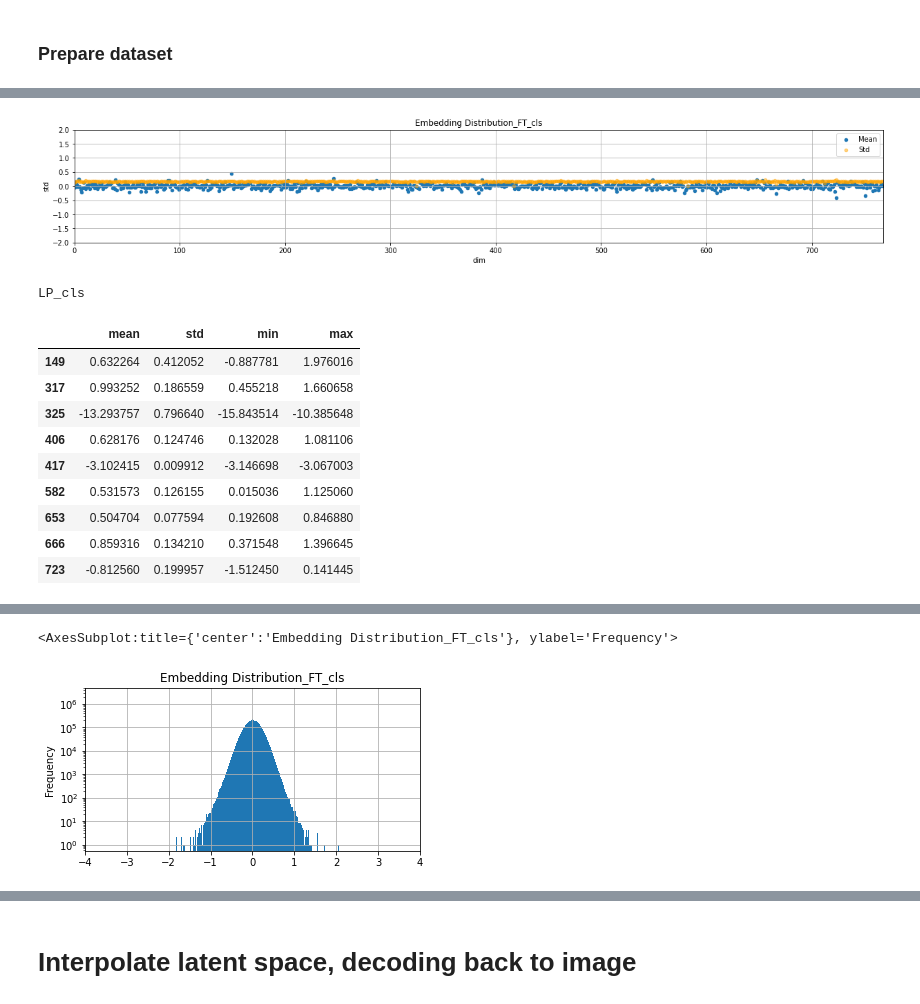
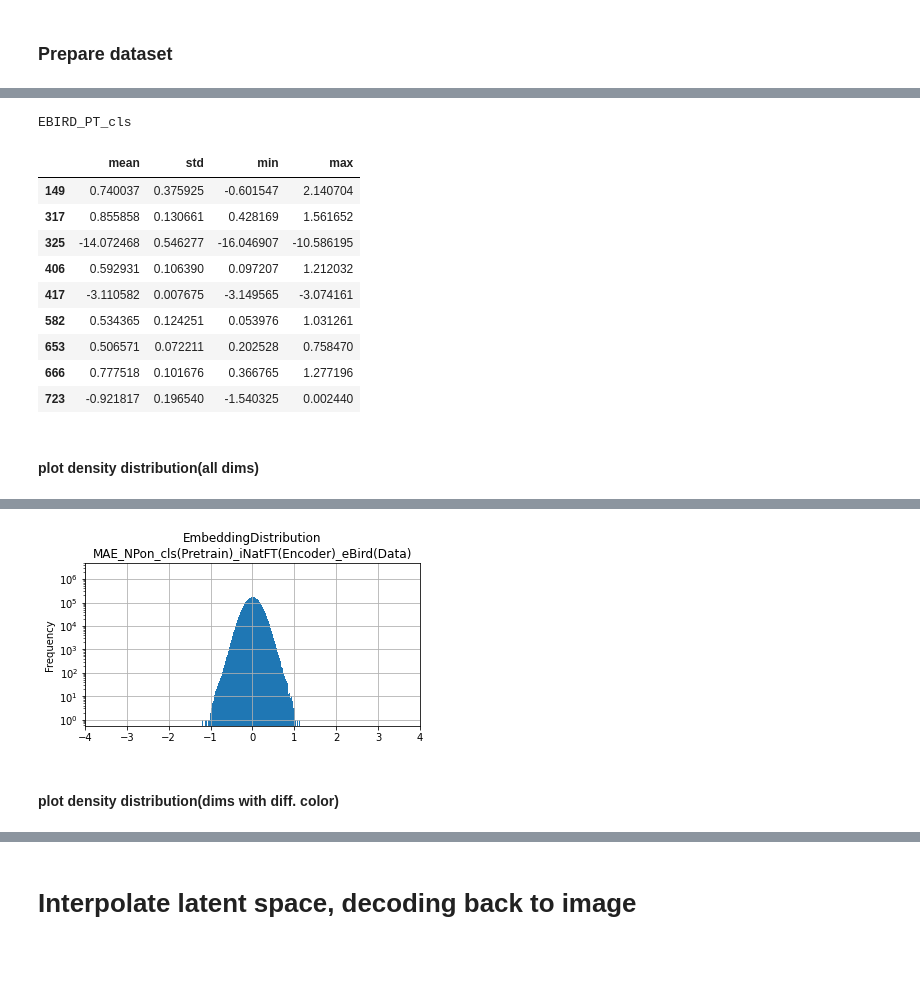
Before and after one commit to YunghuiHsu/ebird_project, a Jupyter notebook: mae/visual_mae.ipynb, the cells around one changed output, grey strips where cells are left out. Cells and saved outputs as stored; diff of their text form; code cells hidden in the pictures; blank space fills up the shorter version.

```diff
--- a/mae/visual_mae.ipynb
+++ b/mae/visual_mae.ipynb
@@ -130,14 +166,13 @@ for i, (images, *_) in enumerate(data_loader):
 # %%
-encoder_version ='LP'
-path_embeddings = Path('embedding')
-path_embeddings.mkdir(exist_ok=True, parents=True)
 
-file_ = f'embeddings_iNatureVal_{encoder_version}.npz'
-# np.savez_compressed(path_embeddings/file_, embedding=embeddings.cpu().numpy() )
+file_ = f'embeddings_iNatureVal_{encoder_version}_{data_src}.npz'
+
+np.savez_compressed(path_embeddings/file_, embedding=embeddings.cpu().numpy() )
+print(f'{file_} saved')
 # np.save(path_embeddings.joinpath(file_) , embeddings)
 embeddings = np.load(path_embeddings/file_)['embedding']
 print(embeddings.shape)
 
-df_embedding = pd.DataFrame(embeddings)
-df_embedding
+# df_embedding = pd.DataFrame(embeddings)
+# df_embedding
 # %% [output]
@@ -195,36 +221,42 @@ df_dim_stat.plot(kind='box',figsize=figsize, title=title, ylim=(-10,10));
 # %%
-figsize=(21,3)
-ax = (df_dim_stat.reset_index().rename(columns={'index':'dim'})
- .plot.scatter(x='dim', y='mean', label='Mean',
-     figsize=figsize, title=title, ylim=(-2,2), xlim=(0,768), grid=True)
- )
-figsize=(21,3)
-(df_dim_stat.reset_index().rename(columns={'index':'dim'})
- .plot.scatter(x='dim', y='std', label='Std',
-     figsize=figsize, title=title, xlim=(0,768), grid=True, c='orange', alpha=0.5,ax=ax)
- );
+# figsize=(21,3)
+# ax = (df_dim_stat.reset_index().rename(columns={'index':'dim'})
+#  .plot.scatter(x='dim', y='mean', label='Mean',
+#      figsize=figsize, title=title, ylim=(-2,2), xlim=(0,768), grid=True)
+#  )
+# figsize=(21,3)
+# (df_dim_stat.reset_index().rename(columns={'index':'dim'})
+#  .plot.scatter(x='dim', y='std', label='Std',
+#      figsize=figsize, title=title, xlim=(0,768), grid=True, c='orange', alpha=0.5,ax=ax)
+#  );
-# %% [output]
-[figure, removed]
 # %%
 print(f'{encoder_version.upper()}_{token}')
 df_dim_stat.query('mean > 0.5 or mean <-0.5')
 # %% [output]
-LP_cls
+EBIRD_PT_cls
 |  | mean | std | min | max |
-| 149 | 0.632264 | 0.412052 | -0.887781 | 1.976016 |
-| 317 | 0.993252 | 0.186559 | 0.455218 | 1.660658 |
-| 325 | -13.293757 | 0.796640 | -15.843514 | -10.385648 |
-| 406 | 0.628176 | 0.124746 | 0.132028 | 1.081106 |
-| 417 | -3.102415 | 0.009912 | -3.146698 | -3.067003 |
-| 582 | 0.531573 | 0.126155 | 0.015036 | 1.125060 |
-| 653 | 0.504704 | 0.077594 | 0.192608 | 0.846880 |
-| 666 | 0.859316 | 0.134210 | 0.371548 | 1.396645 |
-| 723 | -0.812560 | 0.199957 | -1.512450 | 0.141445 |
+| 149 | 0.740037 | 0.375925 | -0.601547 | 2.140704 |
+| 317 | 0.855858 | 0.130661 | 0.428169 | 1.561652 |
+| 325 | -14.072468 | 0.546277 | -16.046907 | -10.586195 |
+| 406 | 0.592931 | 0.106390 | 0.097207 | 1.212032 |
+| 417 | -3.110582 | 0.007675 | -3.149565 | -3.074161 |
+| 582 | 0.534365 | 0.124251 | 0.053976 | 1.031261 |
+| 653 | 0.506571 | 0.072211 | 0.202528 | 0.758470 |
+| 666 | 0.777518 | 0.101676 | 0.366765 | 1.277196 |
+| 723 | -0.921817 | 0.196540 | -1.540325 | 0.002440 |
+# %% [markdown]
+#### plot density distribution(all dims)
 # %%
+%%time
+
+title = f'EmbeddingDistribution\n{model_data_version}'
+
 figsize = (6,3)
 xlim=(-4,4)
 ylim=(0,5e6)
-(df_embedding.stack().plot
- .hist(bins=500, figsize=figsize, title=title, grid=True, xlim=xlim, ylim=ylim, logy=True)
-)
+
+fig = (df_embedding.stack().plot
+       .hist(bins=500, figsize=figsize, title=title, grid=True, xlim=xlim, ylim=ylim, logy=True)
+      ).get_figure()
+fig.savefig(path_embeddings/f'{title}_hist.jpg')
 # %% [output]
@@ -233,3 +265,4 @@ Invalid limit will be ignored.
-<AxesSubplot:title={'center':'Embedding Distribution_FT_cls'}, ylabel='Frequency'>
-[figure, old version]
+[figure, new version]
+# %% [markdown]
+#### plot density distribution(dims with diff. color)
 # %%
```
Also changed, not shown: parts of 53 cells of this notebook.
